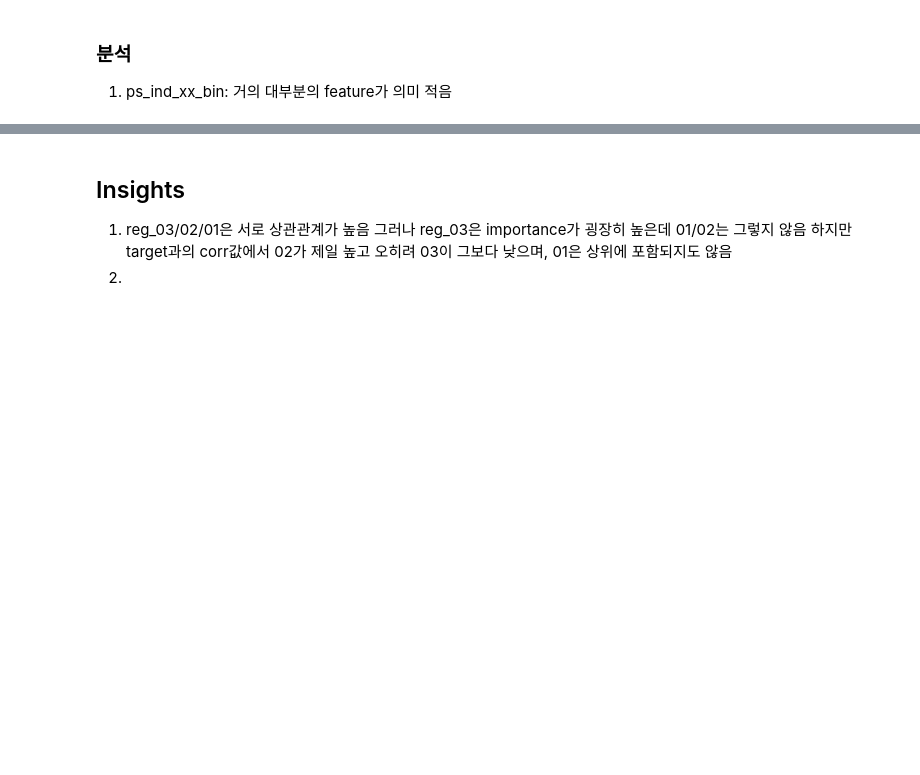
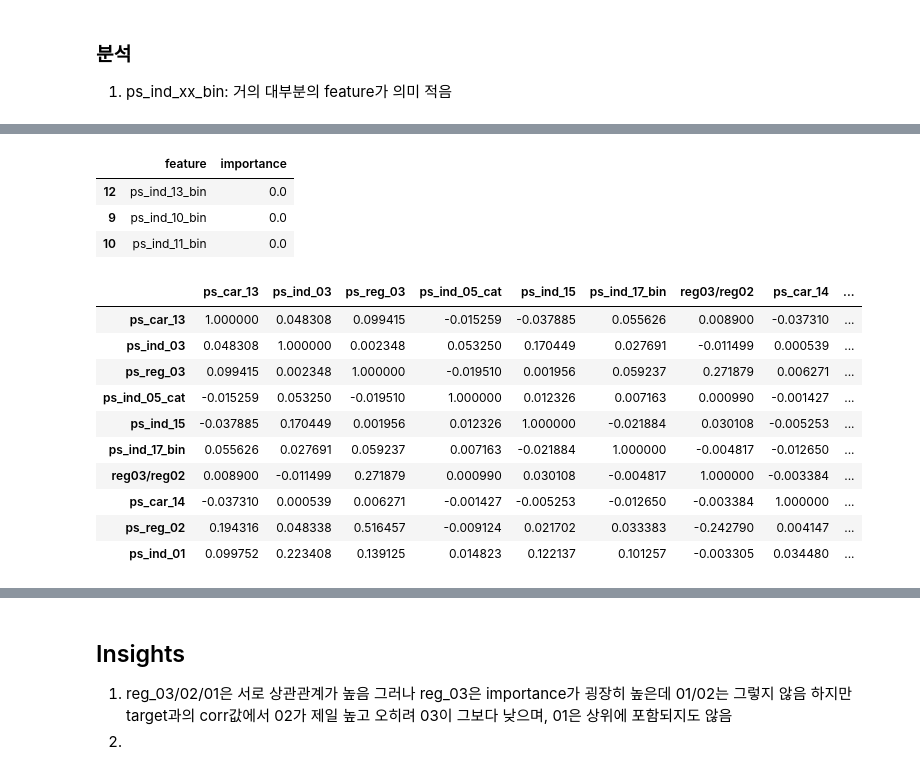
Before and after one commit to brocolies/SafeDriverPred, a Jupyter notebook: notebook/01_eda.ipynb, the cells around one changed output, grey strips where cells are left out. Drawn from its saved outputs; the diff is of its cells as text; code cells hidden in the pictures; blank space fills up the shorter version.

```diff
--- a/notebook/01_eda.ipynb
+++ b/notebook/01_eda.ipynb
@@ -188,13 +239,14 @@ print(corr_with_target.head(15))
 # %%
 # 원본으로 초기화
-train_data = train.copy()
+train = train_df.drop(columns=['id']).copy()
 
 ## Feature Engineering으로 무한 머리박기
+train['reg03/reg02'] = train['ps_reg_03'] / (train['ps_reg_02'] + 1e-8)
 
 
 # 타겟 정의
-X = train_data.drop(columns='target')
-y = train_data['target']
+X = train.drop(columns='target')
+y = train['target']
 
 # 전처리기 & 피처 생성기 정의
 # interaction_fe = InteractionFeatureGenerator()
@@ -238,10 +317,28 @@ feature_importance_df = pd.DataFrame({
 # %%
-top_features = feature_importance_df.head(10)
-top_features
+top_features = feature_importance_df.head(100)
+low_features = feature_importance_df.tail(3)
+low_features
+# %% [output]
+|  | feature | importance |
+| 12 | ps_ind_13_bin | 0.0 |
+| 9 | ps_ind_10_bin | 0.0 |
+| 10 | ps_ind_11_bin | 0.0 |
 # %%
 top_features_names = feature_importance_df.head(10)['feature'].tolist()
-correlation_matrix = train[top_featuers_names].corr()
+correlation_matrix = train[top_features_names].corr()
 correlation_matrix
+# %% [output]
+|  | ps_car_13 | ps_ind_03 | ps_reg_03 | ps_ind_05_cat | ps_ind_15 | ps_ind_17_bin | reg03/reg02 | ps_car_14 | ... |
+| ps_car_13 | 1.000000 | 0.048308 | 0.099415 | -0.015259 | -0.037885 | 0.055626 | 0.008900 | -0.037310 | ... |
+| ps_ind_03 | 0.048308 | 1.000000 | 0.002348 | 0.053250 | 0.170449 | 0.027691 | -0.011499 | 0.000539 | ... |
+| ps_reg_03 | 0.099415 | 0.002348 | 1.000000 | -0.019510 | 0.001956 | 0.059237 | 0.271879 | 0.006271 | ... |
+| ps_ind_05_cat | -0.015259 | 0.053250 | -0.019510 | 1.000000 | 0.012326 | 0.007163 | 0.000990 | -0.001427 | ... |
+| ps_ind_15 | -0.037885 | 0.170449 | 0.001956 | 0.012326 | 1.000000 | -0.021884 | 0.030108 | -0.005253 | ... |
+| ps_ind_17_bin | 0.055626 | 0.027691 | 0.059237 | 0.007163 | -0.021884 | 1.000000 | -0.004817 | -0.012650 | ... |
+| reg03/reg02 | 0.008900 | -0.011499 | 0.271879 | 0.000990 | 0.030108 | -0.004817 | 1.000000 | -0.003384 | ... |
+| ps_car_14 | -0.037310 | 0.000539 | 0.006271 | -0.001427 | -0.005253 | -0.012650 | -0.003384 | 1.000000 | ... |
+| ps_reg_02 | 0.194316 | 0.048338 | 0.516457 | -0.009124 | 0.021702 | 0.033383 | -0.242790 | 0.004147 | ... |
+| ps_ind_01 | 0.099752 | 0.223408 | 0.139125 | 0.014823 | 0.122137 | 0.101257 | -0.003305 | 0.034480 | ... |
 # %%
 # 타겟 변수와의 관계
 corr_with_target = train.corr()['target'].abs().sort_values(ascending=False)
```
Also changed, not shown: parts of 19 cells of this notebook, 7 other files.
